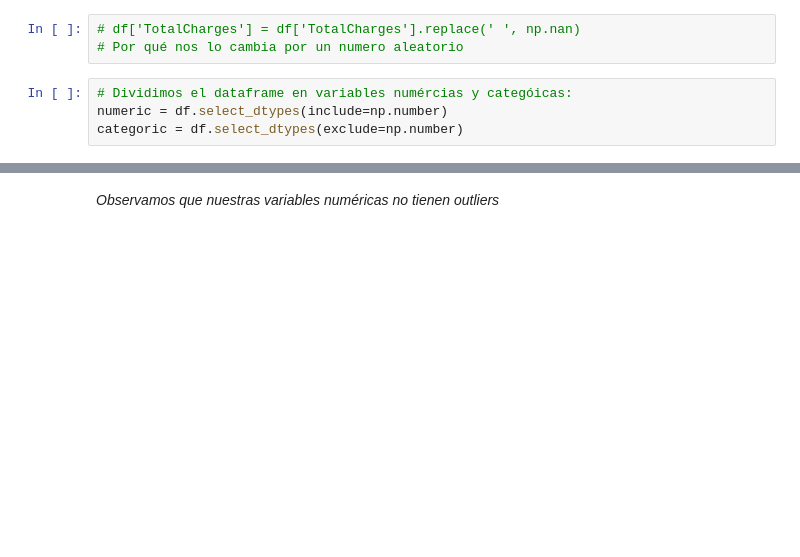
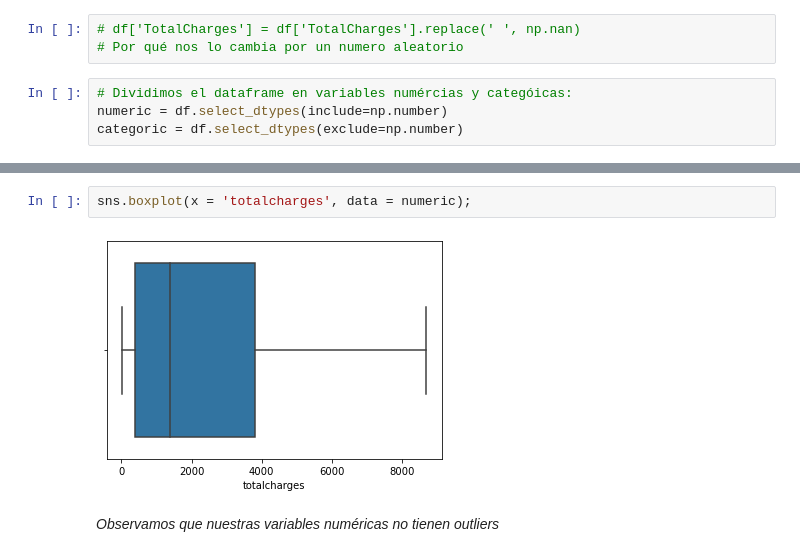
Before and after one commit to Adalab/promo-d-da-modulo1-sprint2-Paloma_Paula_Iris, a Jupyter notebook: 2.regresion_logistica/rlogistica/2_preparacion_datos.ipynb, the cells around one changed output, grey strips where cells are left out. Drawn from its saved outputs; the diff is of its cells as text; blank space fills up the shorter version.

```diff
--- a/2.regresion_logistica/rlogistica/2_preparacion_datos.ipynb
+++ b/2.regresion_logistica/rlogistica/2_preparacion_datos.ipynb
@@ -120,2 +97,6 @@ sns.boxplot(x = 'tenure', data = numeric);
+# %%
+sns.boxplot(x = 'totalcharges', data = numeric);
+# %% [output]
+[figure, added]
 # %% [markdown]
 *Observamos que nuestras variables numéricas no tienen outliers*
```
Also changed, not shown: parts of 20 cells of this notebook, 2 other files.
